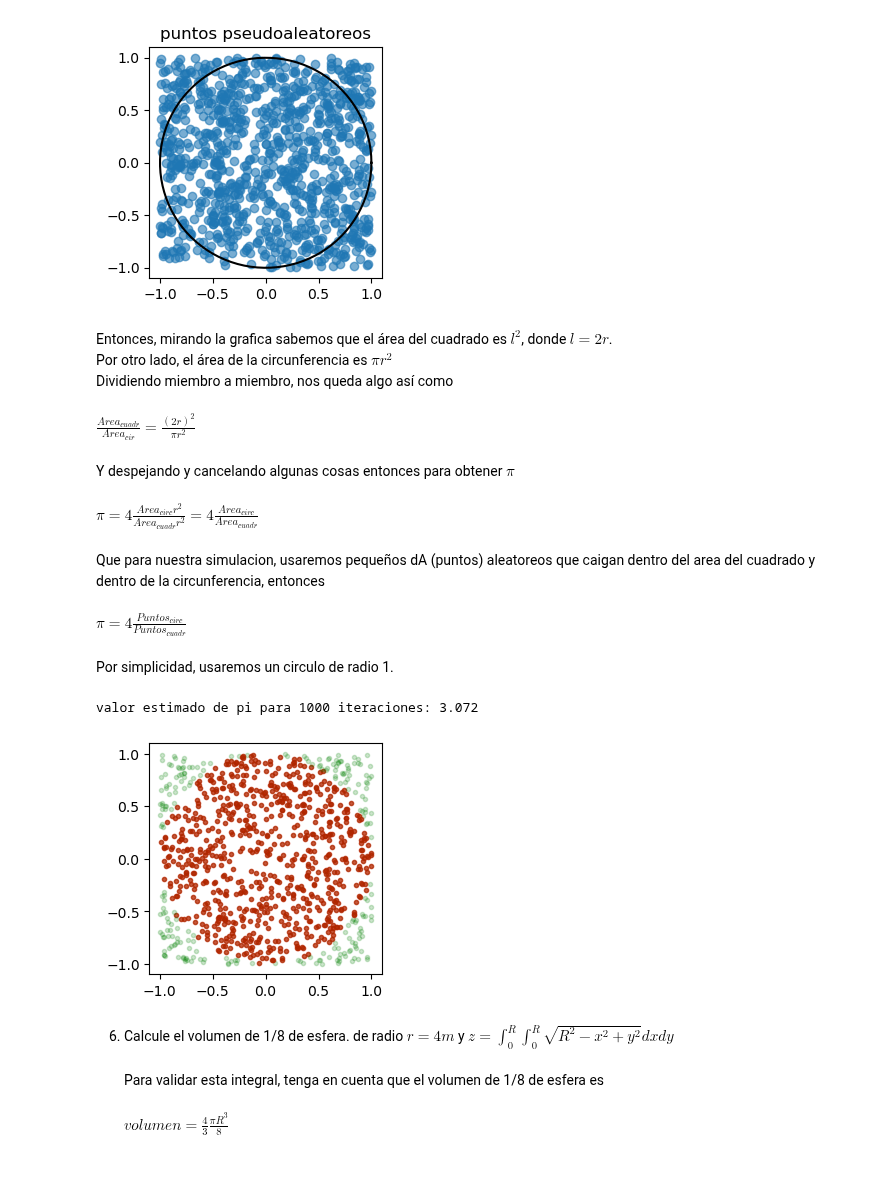
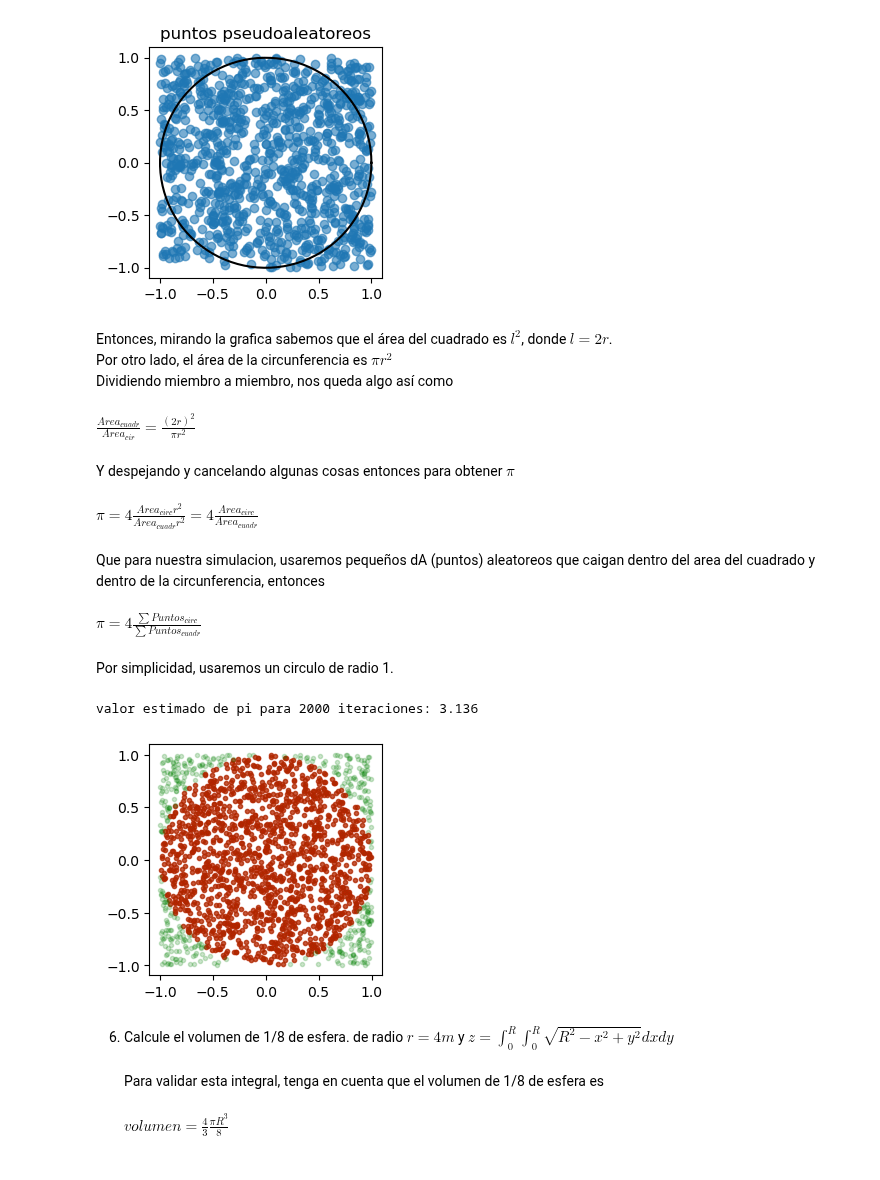
Before and after one commit to dai-dominikow/INSPT-Computacion-III, a Jupyter notebook: U7 - Parte II - Numeros pseudoaleatorios - Simulaciones por Montecarlo.ipynb, the cells around one changed output. Saved outputs shown, nothing was run; the diff lists cells and outputs as text; code cells hidden in the pictures.

```diff
--- a/U7 - Parte II - Numeros pseudoaleatorios - Simulaciones por Montecarlo.ipynb
+++ b/U7 - Parte II - Numeros pseudoaleatorios - Simulaciones por Montecarlo.ipynb
@@ -121,39 +121,37 @@ $\frac{Area_{cuadr}}{Area_{cir}} = \frac{(2r)^{2}}{\pi r^{2}}$<br><br>
 Y despejando y cancelando algunas cosas entonces para obtener $\pi$<br><br>
 $\pi = 4\frac{Area_{circ}r^{2}}{Area_{cuadr}r^{2}} = 4\frac{Area_{circ}}{Area_{cuadr}}$<br><br>
 Que para nuestra simulacion,  usaremos pequeños dA (puntos) aleatoreos que caigan dentro del area del cuadrado y dentro de la circunferencia, entonces<br><br>
-$\pi = 4\frac{Puntos_{circ}}{Puntos_{cuadr}}$<br><br>
+$\pi = 4\frac{\sum Puntos_{circ}}{\sum Puntos_{cuadr}}$<br><br>
 Por simplicidad, usaremos un circulo de radio 1.
 # %%
 
-n = 1000 #cantidad de puntos
+n = 2000 #cantidad de puntos
 r = 1 #radio de la circunferencia
 fin = r #limite max valor numero pseudoaleatorio
 inicio = -r #limite min valor numero pseudoaleatorio
-cuadrado = 0 #contador
 circulo = 0 #contador
 
 plt.figure(figsize=(3,3))
 
 for i in range(n):
     # como estoy trabajando con dos dimensiones, voy a generar valores random para 'x' e 'y' entre r y -r
     rand_x = np.random.rand() * (fin - inicio) + (inicio)
     rand_y = np.random.rand() * (fin - inicio) + (inicio)
 
     # para ver que caiga dentro del circulo de radio r
     distancia_centro = np.sqrt(rand_x**2 + rand_y**2)
 
     if distancia_centro <= r:
         circulo += 1
         plt.plot(rand_x,rand_y,'.r',alpha = 0.7)
-    cuadrado += 1
     plt.plot(rand_x,rand_y,'.g',alpha = 0.2)
 
-pi = 4 * circulo / cuadrado
+pi = 4 * circulo / n
 print(f'valor estimado de pi para {n} iteraciones: {pi}')
 plt.show()
 # %% [output]
-valor estimado de pi para 1000 iteraciones: 3.072
+valor estimado de pi para 2000 iteraciones: 3.136
-[figure, old version]
+[figure, new version]
 # %% [markdown]
 6. Calcule el volumen de 1/8 de esfera. de radio $r = 4m$ y $ z = \int_0^R \int_0^R \sqrt{R^{2}-x^{2}+y^{2}}dxdy $<br><br>
 Para validar esta integral, tenga en cuenta que el volumen de 1/8 de esfera es <br><br>
```
Also changed, not shown: parts of 1 cell of this notebook, 1 other file.
